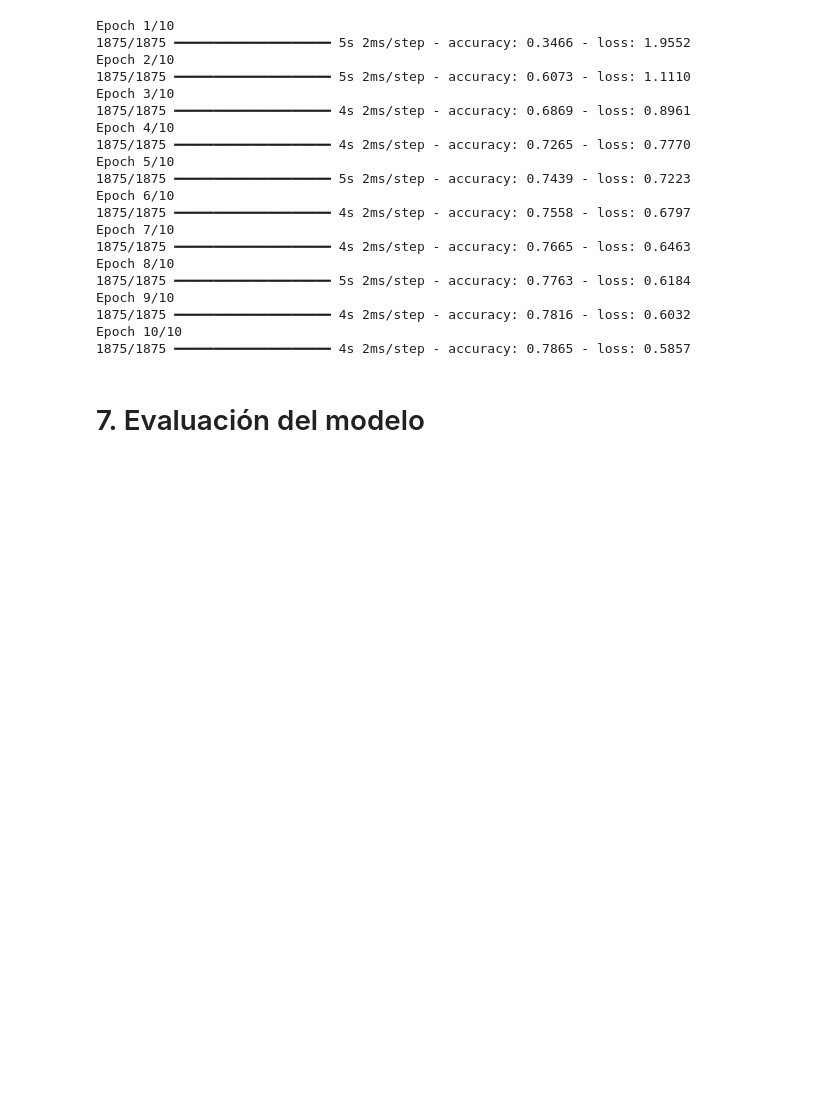
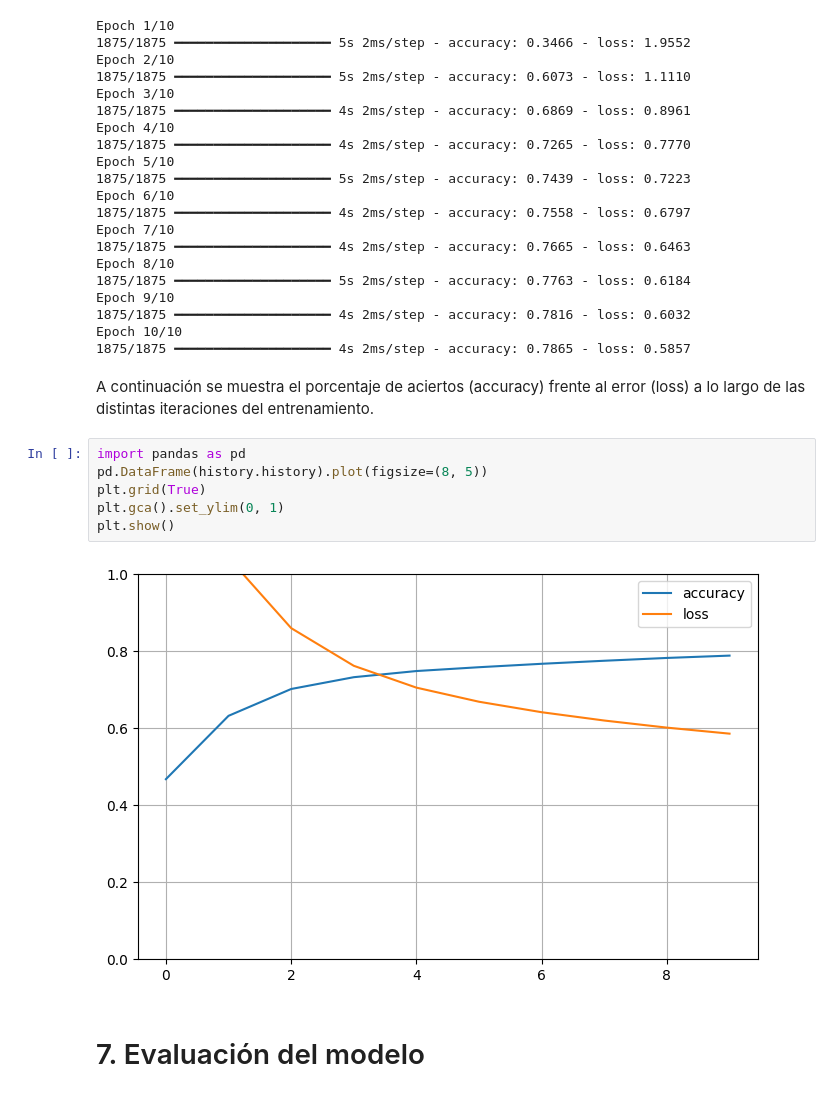
Before and after one commit to micaicedor/IA_y_Minirobot, a Jupyter notebook: Taller5/Clasificacion_Prendas.ipynb, the cells around one changed output. Cells and saved outputs as stored; diff of their text form; blank space fills up the shorter version.

```diff
--- a/Taller5/Clasificacion_Prendas.ipynb
+++ b/Taller5/Clasificacion_Prendas.ipynb
@@ -75,6 +75,16 @@ Epoch 9/10
 1875/1875 ━━━━━━━━━━━━━━━━━━━━ 4s 2ms/step - accuracy: 0.7816 - loss: 0.6032
 Epoch 10/10
 1875/1875 ━━━━━━━━━━━━━━━━━━━━ 4s 2ms/step - accuracy: 0.7865 - loss: 0.5857
+# %% [markdown]
+A continuación se muestra el porcentaje de aciertos (accuracy) frente al error (loss) a lo largo de las distintas iteraciones del entrenamiento.
+# %%
+import pandas as pd
+pd.DataFrame(history.history).plot(figsize=(8, 5))
+plt.grid(True)
+plt.gca().set_ylim(0, 1)
+plt.show()
+# %% [output]
+[figure, added]
 # %% [markdown]
 # 7. Evaluación del modelo
 # %%
```
Also changed, not shown: parts of 1 cell of this notebook.
